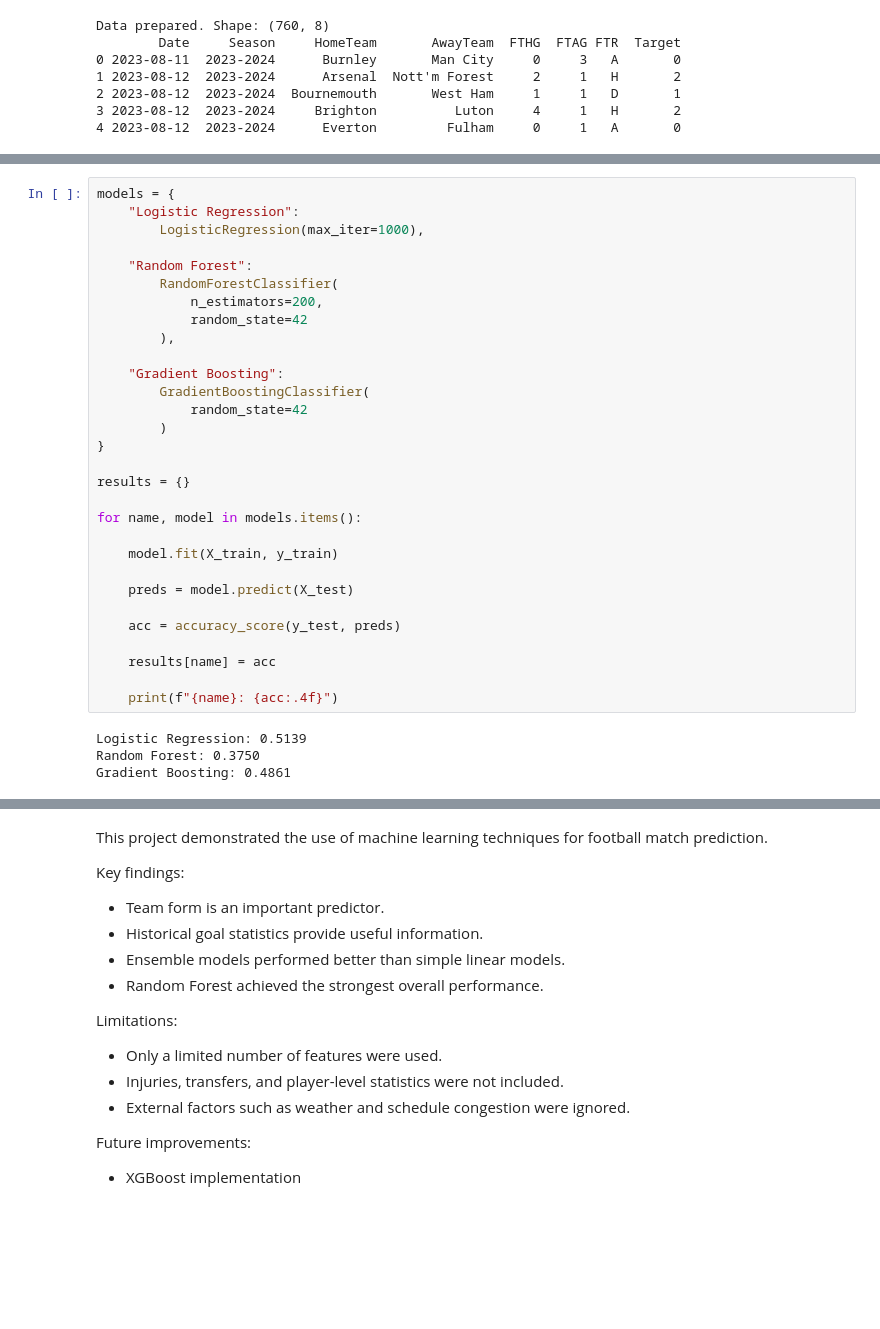
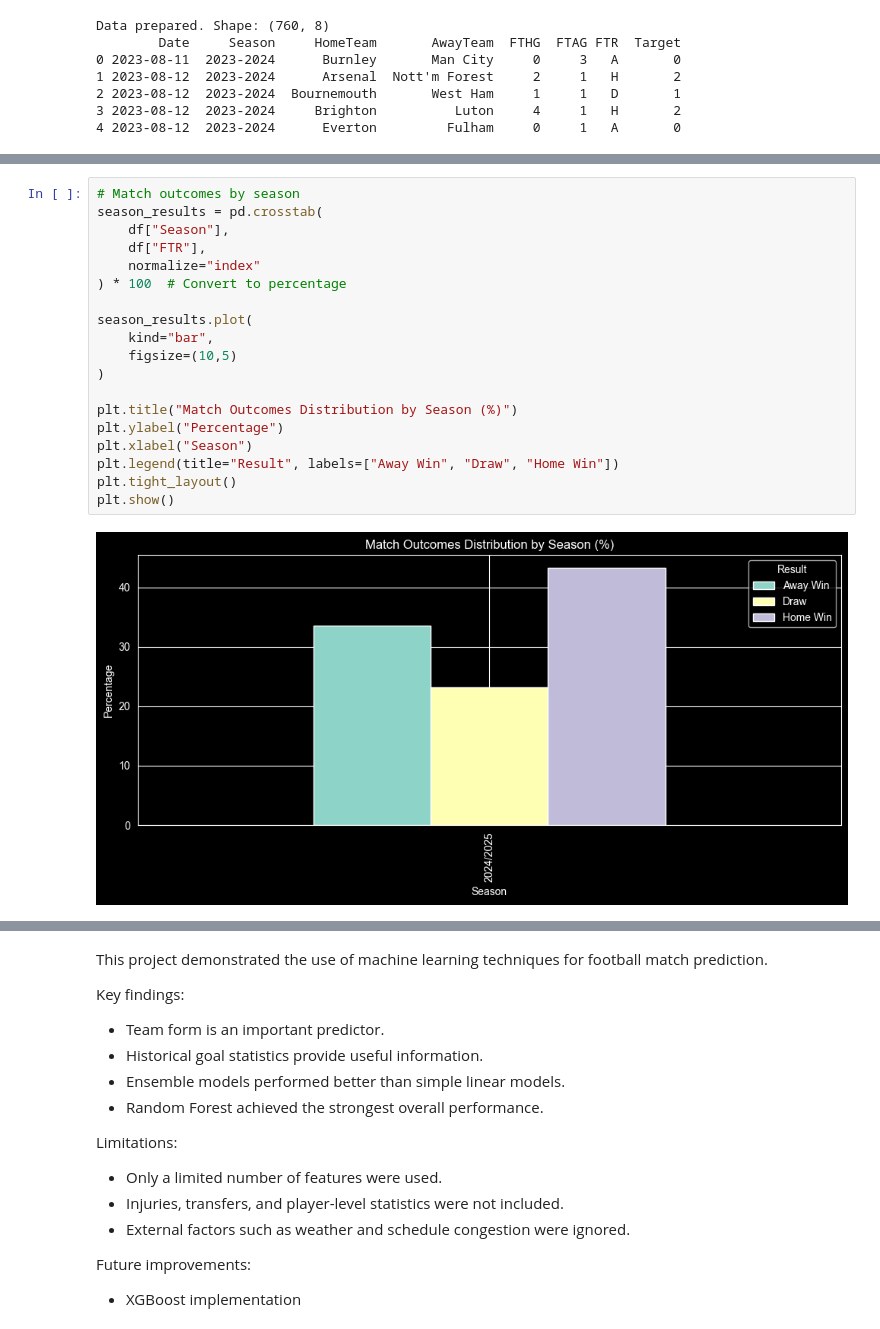
Before and after one commit to Emiliyan88/Football_match_analysis_and_result_prediction, a Jupyter notebook: football_match_and_result_prediction.ipynb, the cells around one changed output, grey strips where cells are left out. Cells and saved outputs as stored; diff of their text form; blank space fills up the shorter version.

```diff
--- a/football_match_and_result_prediction.ipynb
+++ b/football_match_and_result_prediction.ipynb
@@ -361,37 +396,24 @@ Testing samples: 72
 # %%
-models = {
-    "Logistic Regression":
-        LogisticRegression(max_iter=1000),
+# Match outcomes by season
+season_results = pd.crosstab(
+    df["Season"],
+    df["FTR"],
+    normalize="index"
+) * 100  # Convert to percentage
 
-    "Random Forest":
-        RandomForestClassifier(
-            n_estimators=200,
-            random_state=42
-        ),
+season_results.plot(
+    kind="bar",
+    figsize=(10,5)
+)
 
-    "Gradient Boosting":
-        GradientBoostingClassifier(
-            random_state=42
-        )
-}
-
-results = {}
-
-for name, model in models.items():
-
-    model.fit(X_train, y_train)
-
-    preds = model.predict(X_test)
-
-    acc = accuracy_score(y_test, preds)
-
-    results[name] = acc
-
-    print(f"{name}: {acc:.4f}")
+plt.title("Match Outcomes Distribution by Season (%)")
+plt.ylabel("Percentage")
+plt.xlabel("Season")
+plt.legend(title="Result", labels=["Away Win", "Draw", "Home Win"])
+plt.tight_layout()
+plt.show()
 # %% [output]
-Logistic Regression: 0.5139
-Random Forest: 0.3750
-Gradient Boosting: 0.4861
+[figure, added]
 # %%
 best_model = RandomForestClassifier(
     n_estimators=200,
```
Also changed, not shown: parts of 12 cells of this notebook.
